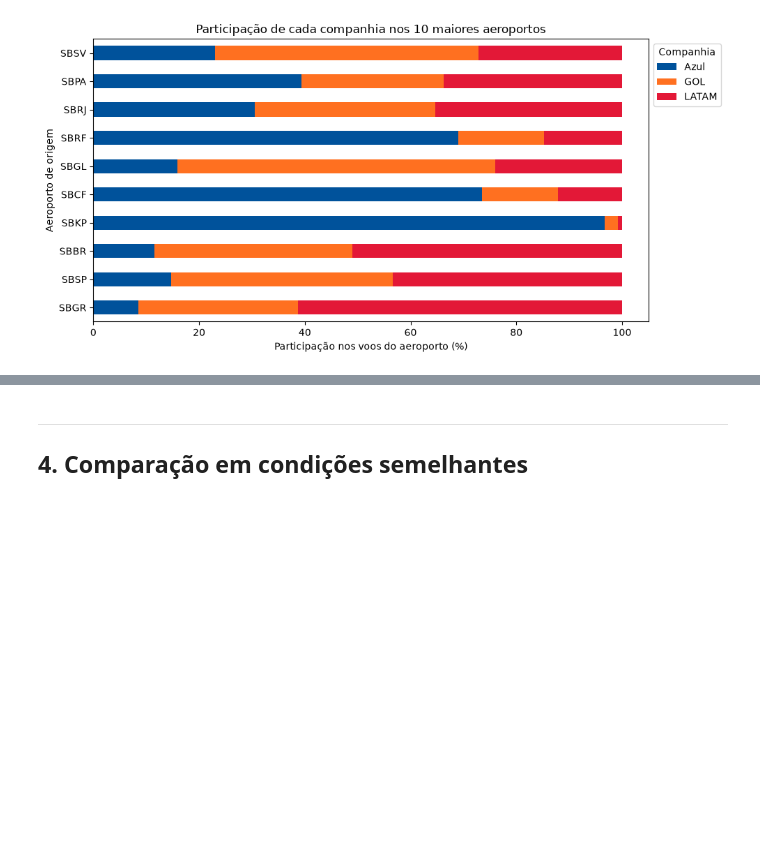
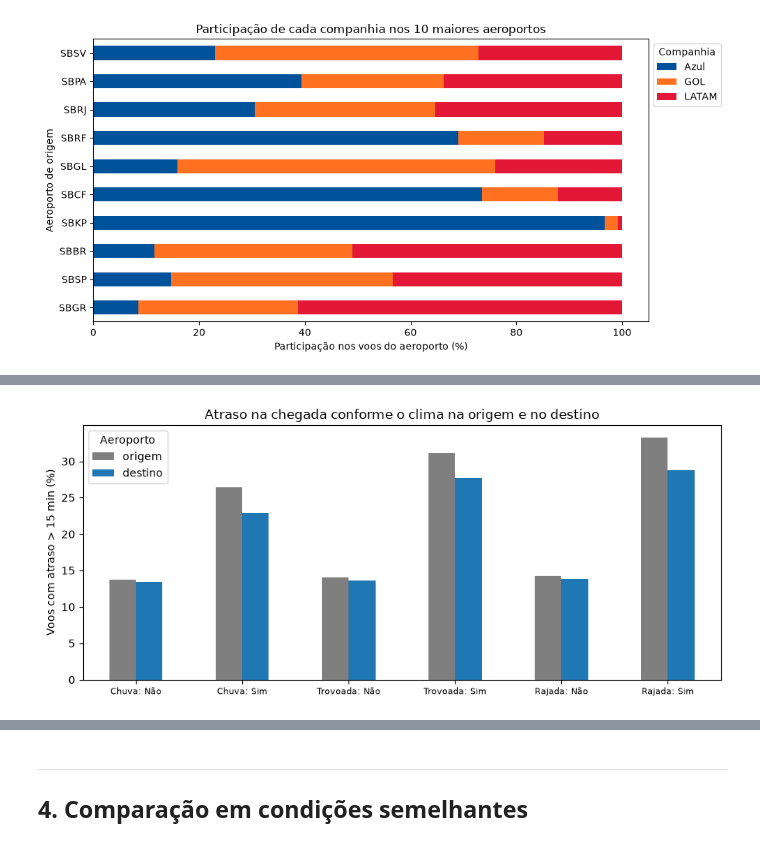
Before and after one commit to Matex0406/Projeto_2_CB, a Jupyter notebook: Projeto_2_CB.ipynb, the cells around one changed output, grey strips where cells are left out. Drawn from its saved outputs; the diff is of its cells as text; code cells hidden in the pictures; blank space fills up the shorter version.

```diff
--- a/Projeto_2_CB.ipynb
+++ b/Projeto_2_CB.ipynb
@@ -695,0 +757,15 @@ plt.show()
+# %%
+# gráfico das condições binárias: origem x destino
+binarias = ["Chuva", "Trovoada", "Rajada"]
+dados_graf = tabela_atraso_clima["%"].loc[binarias]
+
+ax = dados_graf.plot(kind="bar", figsize=(9, 4), rot=0, color=["#7f7f7f", "#1f77b4"])
+ax.set_xticklabels([f"{c}: {cat}" for c, cat in dados_graf.index], rotation=0, fontsize=8)
+ax.set_xlabel("")
+ax.set_ylabel("Voos com atraso > 15 min (%)")
+ax.set_title("Atraso na chegada conforme o clima na origem e no destino")
+ax.legend(title="Aeroporto")
+plt.tight_layout()
+plt.show()
+# %% [output]
+[figure, added]
```
Also changed, not shown: parts of 23 cells of this notebook.
